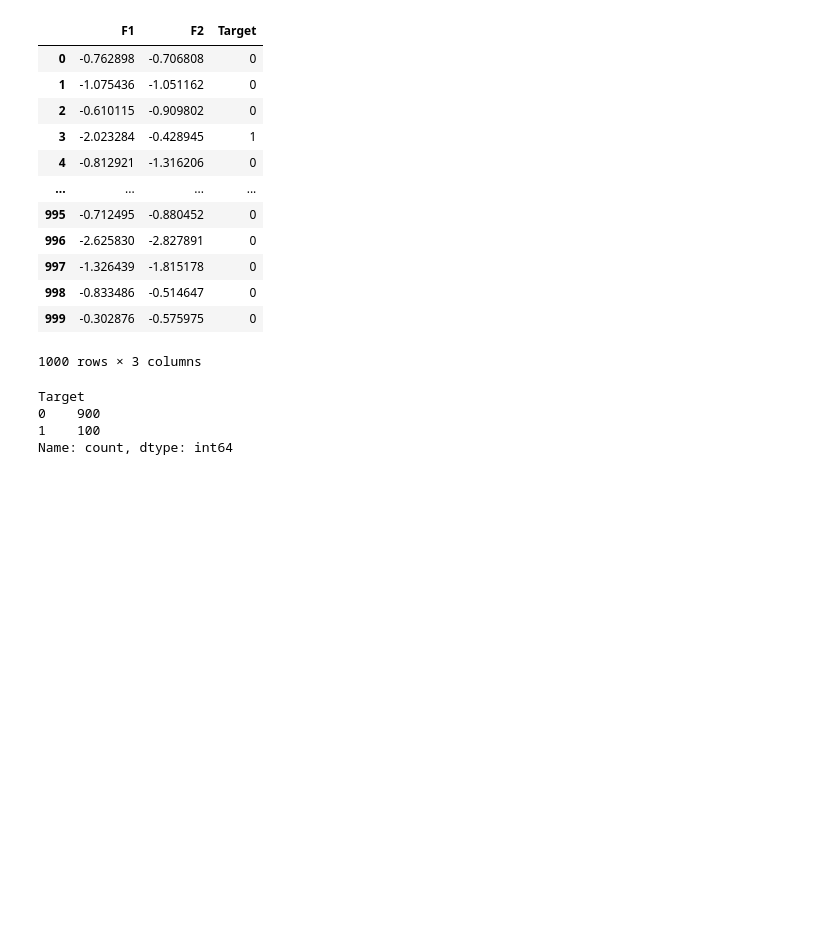
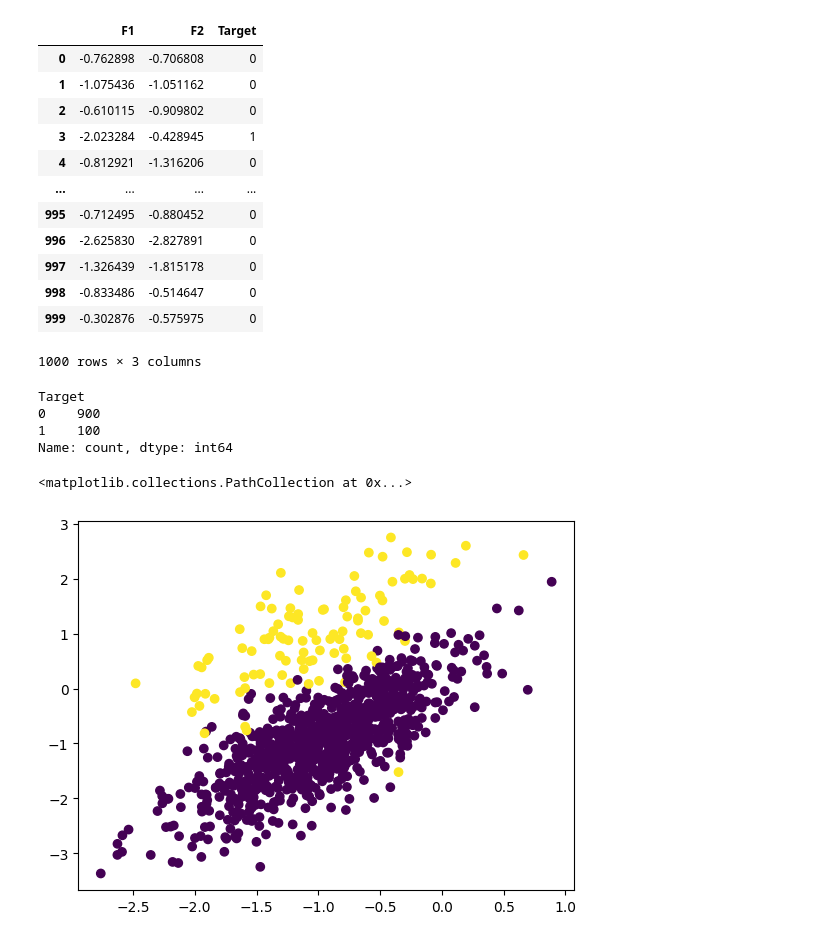
Before and after one commit to krishnakamalbaishnab/Feature-Engineering, a Jupyter notebook: SMOTE.ipynb, the cells around one changed output. Cells and saved outputs as stored; diff of their text form; code cells hidden in the pictures; blank space fills up the shorter version.

```diff
--- a/SMOTE.ipynb
+++ b/SMOTE.ipynb
@@ -31,3 +31,9 @@ Target
 0    900
 1    100
 Name: count, dtype: int64
+# %%
+import matplotlib.pyplot as plt
+plt.scatter(finalDf['F1'],finalDf['F2'],c=finalDf['Target'])
+# %% [output]
+<matplotlib.collections.PathCollection at 0x...>
+[figure, added]
```
Also changed, not shown: parts of 3 cells of this notebook.
